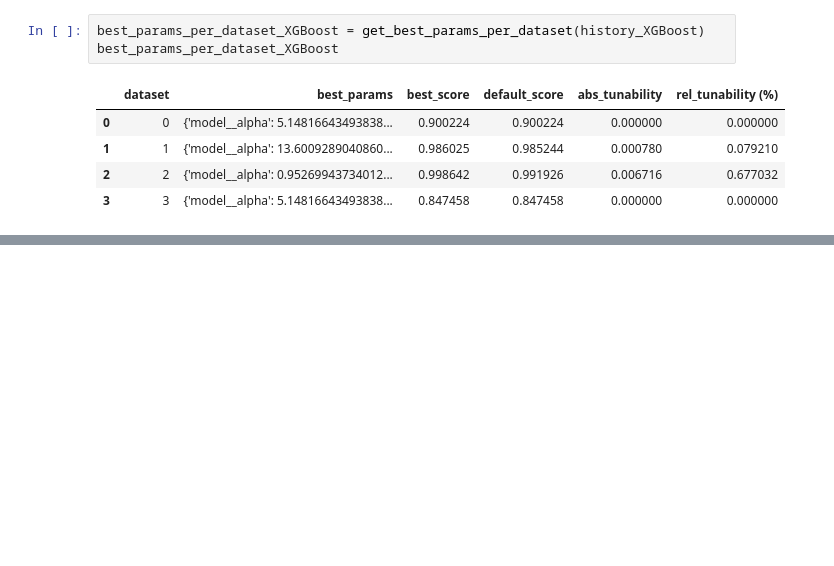
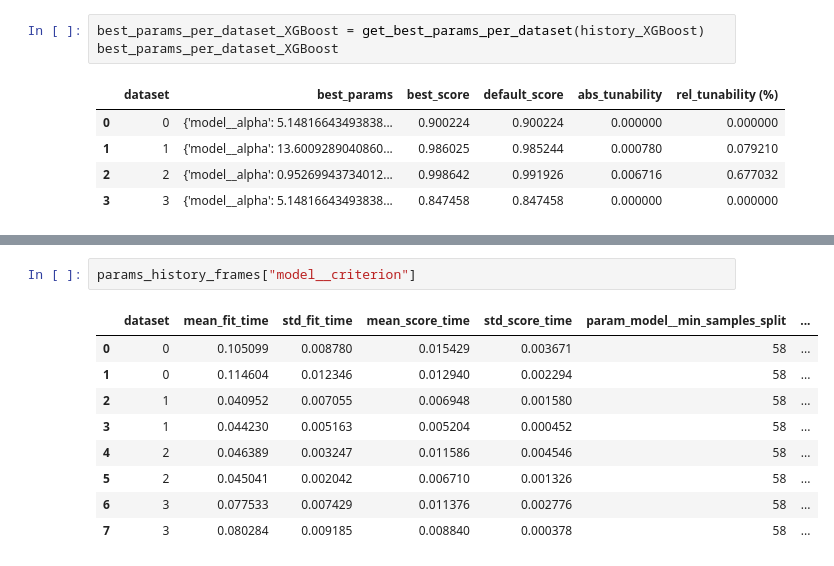
Before and after one commit to UserKrzysztof/AutoML-project1-tunability, a Jupyter notebook: code/first_approach.ipynb, the cells around one changed output, grey strips where cells are left out. Cells and saved outputs as stored; diff of their text form; blank space fills up the shorter version.

```diff
--- a/code/first_approach.ipynb
+++ b/code/first_approach.ipynb
@@ -321,0 +398,12 @@ best_params_per_dataset_XGBoost
+# %%
+params_history_frames["model__criterion"]
+# %% [output]
+|  | dataset | mean_fit_time | std_fit_time | mean_score_time | std_score_time | param_model__min_samples_split | ... |
+| 0 | 0 | 0.105099 | 0.008780 | 0.015429 | 0.003671 | 58 | ... |
+| 1 | 0 | 0.114604 | 0.012346 | 0.012940 | 0.002294 | 58 | ... |
+| 2 | 1 | 0.040952 | 0.007055 | 0.006948 | 0.001580 | 58 | ... |
+| 3 | 1 | 0.044230 | 0.005163 | 0.005204 | 0.000452 | 58 | ... |
+| 4 | 2 | 0.046389 | 0.003247 | 0.011586 | 0.004546 | 58 | ... |
+| 5 | 2 | 0.045041 | 0.002042 | 0.006710 | 0.001326 | 58 | ... |
+| 6 | 3 | 0.077533 | 0.007429 | 0.011376 | 0.002776 | 58 | ... |
+| 7 | 3 | 0.080284 | 0.009185 | 0.008840 | 0.000378 | 58 | ... |
```
Also changed, not shown: parts of 22 cells of this notebook, 4 other files.
